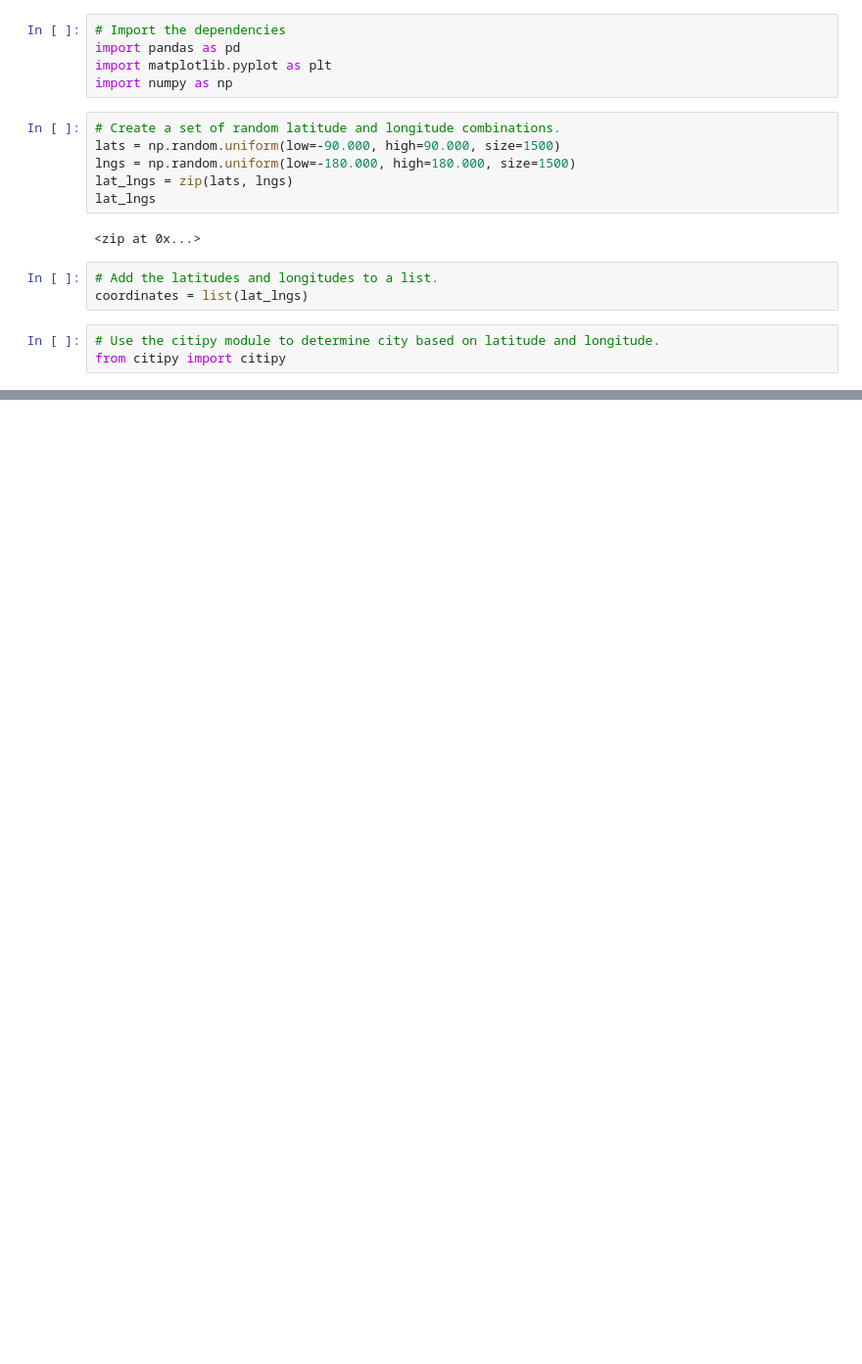
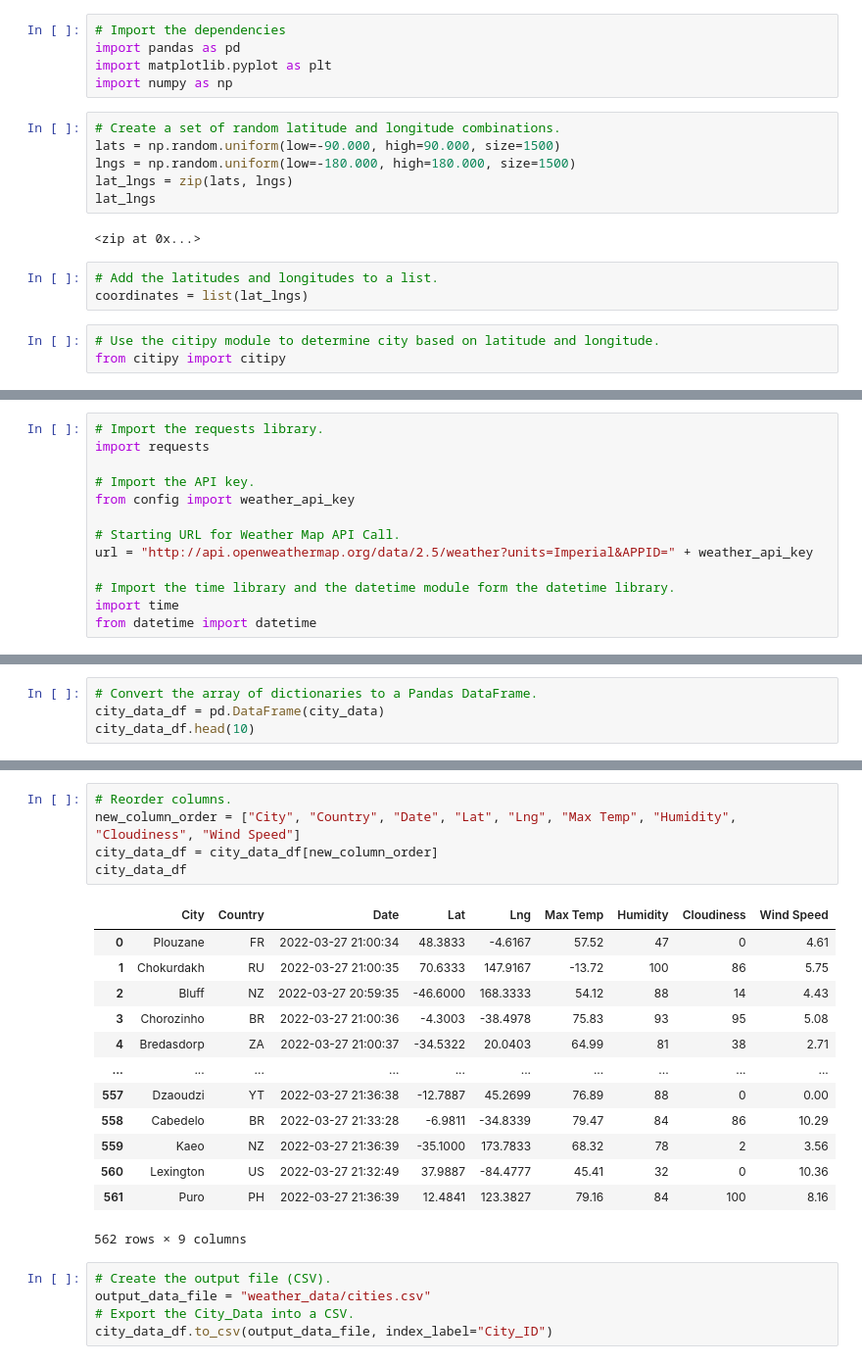
Before and after one commit to kschnittker30/World_Weather_Analysis, a Jupyter notebook: WeatherPy.ipynb, the cells around one changed output, grey strips where cells are left out. Shown: that part at 98% size. Saved outputs shown, nothing was run; the diff lists cells and outputs as text; blank space fills up the shorter version.

Commit message:
Adding API data.

```diff
--- a/WeatherPy.ipynb
+++ b/WeatherPy.ipynb
@@ -33,0 +39,13 @@ len(cities)
+# %%
+# Import the requests library.
+import requests
+
+# Import the API key.
+from config import weather_api_key
+
+# Starting URL for Weather Map API Call.
+url = "http://api.openweathermap.org/data/2.5/weather?units=Imperial&APPID=" + weather_api_key
+
+# Import the time library and the datetime module form the datetime library.
+import time
+from datetime import datetime
@@ -33,0 +133,4 @@ len(cities)
+# %%
+# Convert the array of dictionaries to a Pandas DataFrame.
+city_data_df = pd.DataFrame(city_data)
+city_data_df.head(10)
@@ -33,0 +149,24 @@ len(cities)
+# %%
+# Reorder columns.
+new_column_order = ["City", "Country", "Date", "Lat", "Lng", "Max Temp", "Humidity", "Cloudiness", "Wind Speed"]
+city_data_df = city_data_df[new_column_order]
+city_data_df
+# %% [output]
+|  | City | Country | Date | Lat | Lng | Max Temp | Humidity | Cloudiness | Wind Speed |
+| 0 | Plouzane | FR | 2022-03-27 21:00:34 | 48.3833 | -4.6167 | 57.52 | 47 | 0 | 4.61 |
+| 1 | Chokurdakh | RU | 2022-03-27 21:00:35 | 70.6333 | 147.9167 | -13.72 | 100 | 86 | 5.75 |
+| 2 | Bluff | NZ | 2022-03-27 20:59:35 | -46.6000 | 168.3333 | 54.12 | 88 | 14 | 4.43 |
+| 3 | Chorozinho | BR | 2022-03-27 21:00:36 | -4.3003 | -38.4978 | 75.83 | 93 | 95 | 5.08 |
+| 4 | Bredasdorp | ZA | 2022-03-27 21:00:37 | -34.5322 | 20.0403 | 64.99 | 81 | 38 | 2.71 |
+| ... | ... | ... | ... | ... | ... | ... | ... | ... | ... |
+| 557 | Dzaoudzi | YT | 2022-03-27 21:36:38 | -12.7887 | 45.2699 | 76.89 | 88 | 0 | 0.00 |
+| 558 | Cabedelo | BR | 2022-03-27 21:33:28 | -6.9811 | -34.8339 | 79.47 | 84 | 86 | 10.29 |
+| 559 | Kaeo | NZ | 2022-03-27 21:36:39 | -35.1000 | 173.7833 | 68.32 | 78 | 2 | 3.56 |
+| 560 | Lexington | US | 2022-03-27 21:32:49 | 37.9887 | -84.4777 | 45.41 | 32 | 0 | 10.36 |
+| 561 | Puro | PH | 2022-03-27 21:36:39 | 12.4841 | 123.3827 | 79.16 | 84 | 100 | 8.16 |
+562 rows × 9 columns
+# %%
+# Create the output file (CSV).
+output_data_file = "weather_data/cities.csv"
+# Export the City_Data into a CSV.
+city_data_df.to_csv(output_data_file, index_label="City_ID")
```
Also changed, not shown: parts of 5 cells of this notebook, 3 other files.
